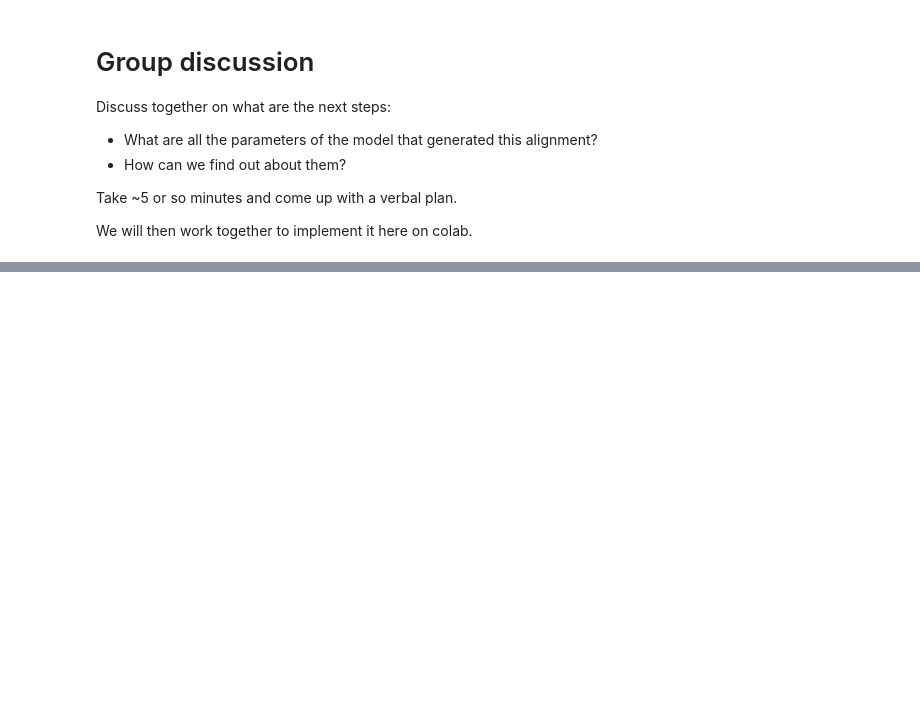
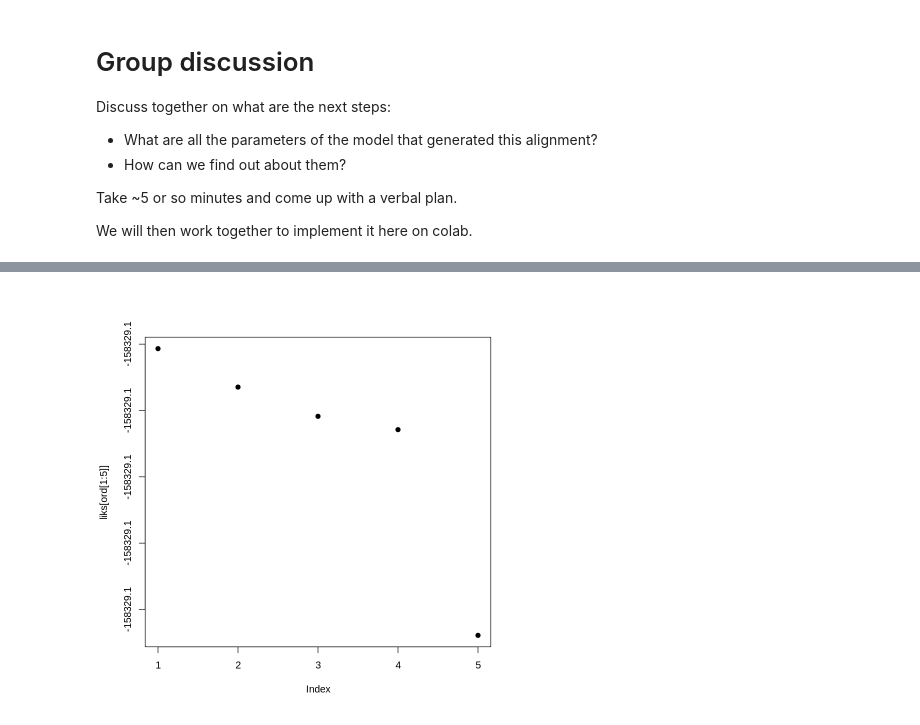
Before and after one commit to kostkalab/mol-evol_notebooks, a Jupyter notebook: lecture_mol_evol_03_22_2023.ipynb, the cells around one changed output, grey strips where cells are left out. Cells and saved outputs as stored; diff of their text form; code cells hidden in the pictures; blank space fills up the shorter version.

```diff
--- a/lecture_mol_evol_03_22_2023.ipynb
+++ b/lecture_mol_evol_03_22_2023.ipynb
@@ -51,0 +191,6 @@ We will then work together to implement it here on colab.
+# %%
+#- zoom in
+ord = order(liks,decreasing = TRUE)
+plot(liks[ord[1:5]], pch=19)
+# %% [output]
+[figure, added]
```
Also changed, not shown: parts of 9 cells of this notebook.
